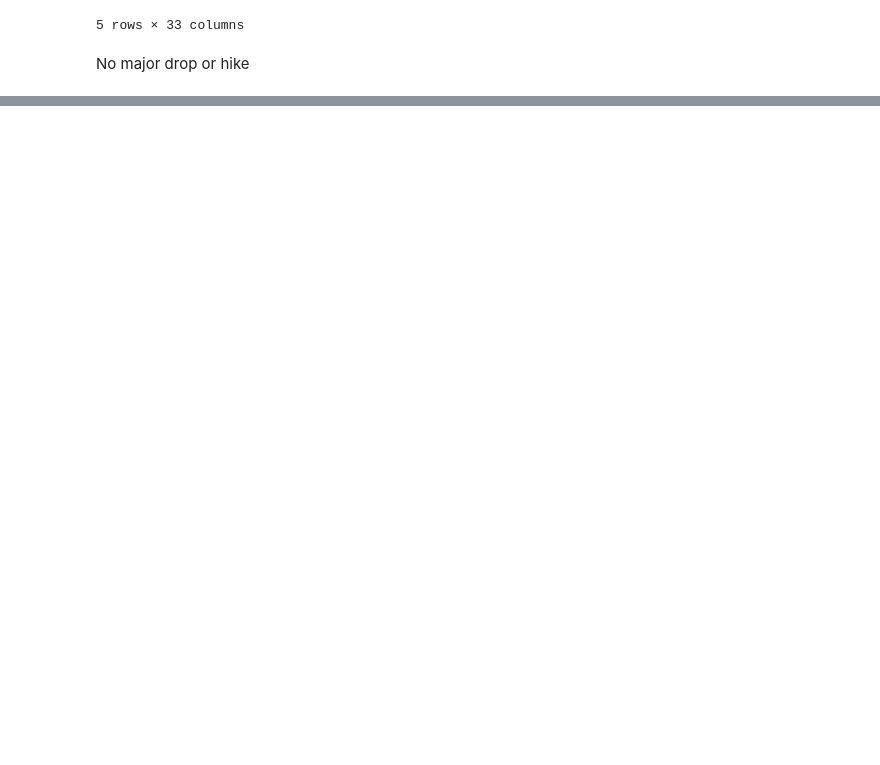
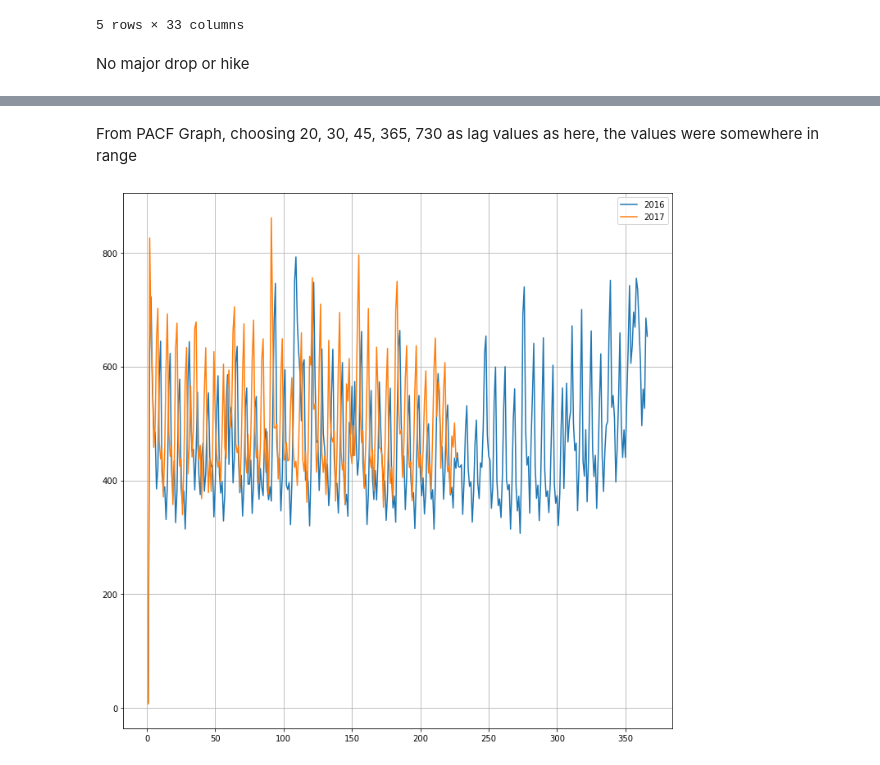
Before and after one commit to jag-shrestha/Sales-Forecast, a Jupyter notebook: Sales_Prediction_TSF.ipynb, the cells around one changed output, grey strips where cells are left out. Saved outputs shown, nothing was run; the diff lists cells and outputs as text; code cells hidden in the pictures; blank space fills up the shorter version.

```diff
--- a/Sales_Prediction_TSF.ipynb
+++ b/Sales_Prediction_TSF.ipynb
@@ -480,0 +507,16 @@ df.to_csv('Data/final_data.csv')
+# %% [markdown]
+From PACF Graph, choosing 20, 30, 45, 365, 730 as lag values as here, the values were somewhere in range
+# %%
+day_wise_Sales_of_2016_n_2017 = df[df.year.isin([2016,2017])].groupby(["year", "day_of_year"]).sales.mean().reset_index()
+# plt.plot(day_wise_Sales_of_2016_n_2017, x = "day_of_year", y = "sales", color = "year", title = "Average sales for 2016 and 2017")
+# %%
+plt.figure(figsize=(12, 12))
+for year in day_wise_Sales_of_2016_n_2017['year'].unique():
+     selected_data = day_wise_Sales_of_2016_n_2017.loc[day_wise_Sales_of_2016_n_2017['year'] == year]
+     plt.plot(selected_data['day_of_year'], selected_data['sales'], label=year)
+
+plt.grid()
+plt.legend()
+plt.show()
+# %% [output]
+[figure, added]
```
Also changed, not shown: parts of 10 cells of this notebook.
